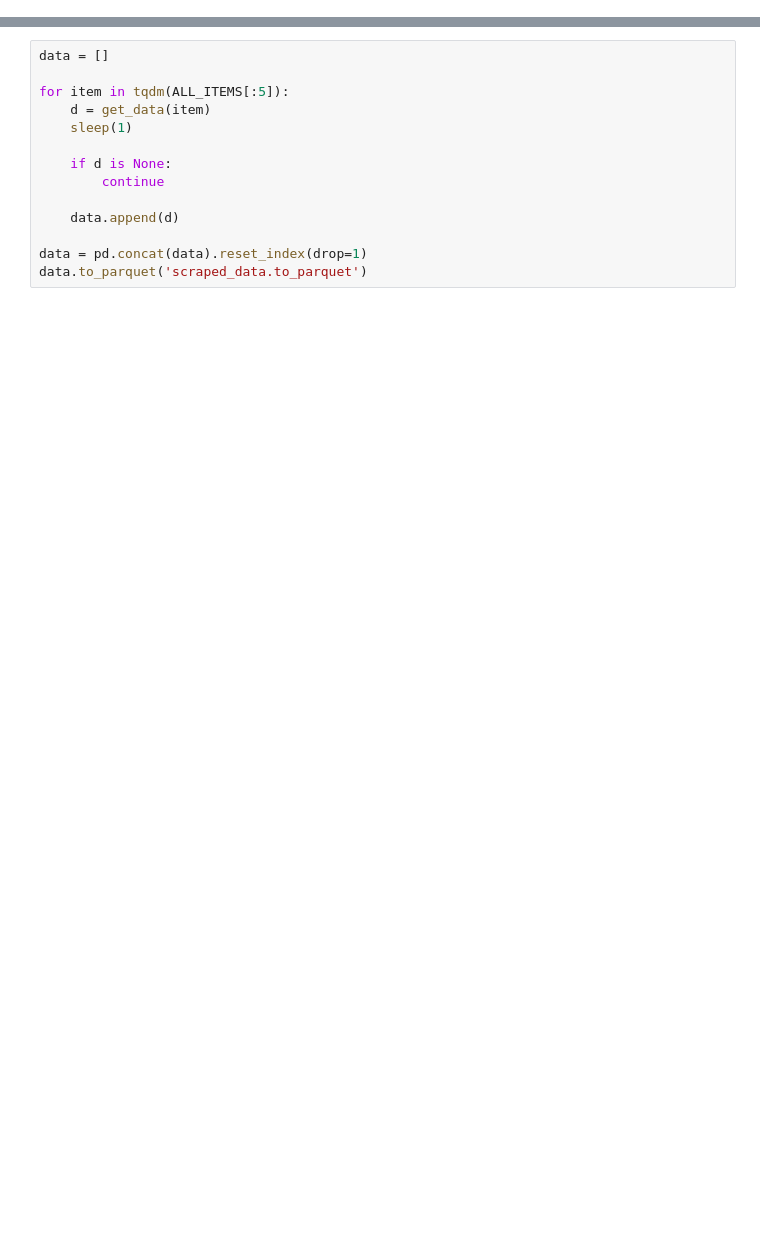
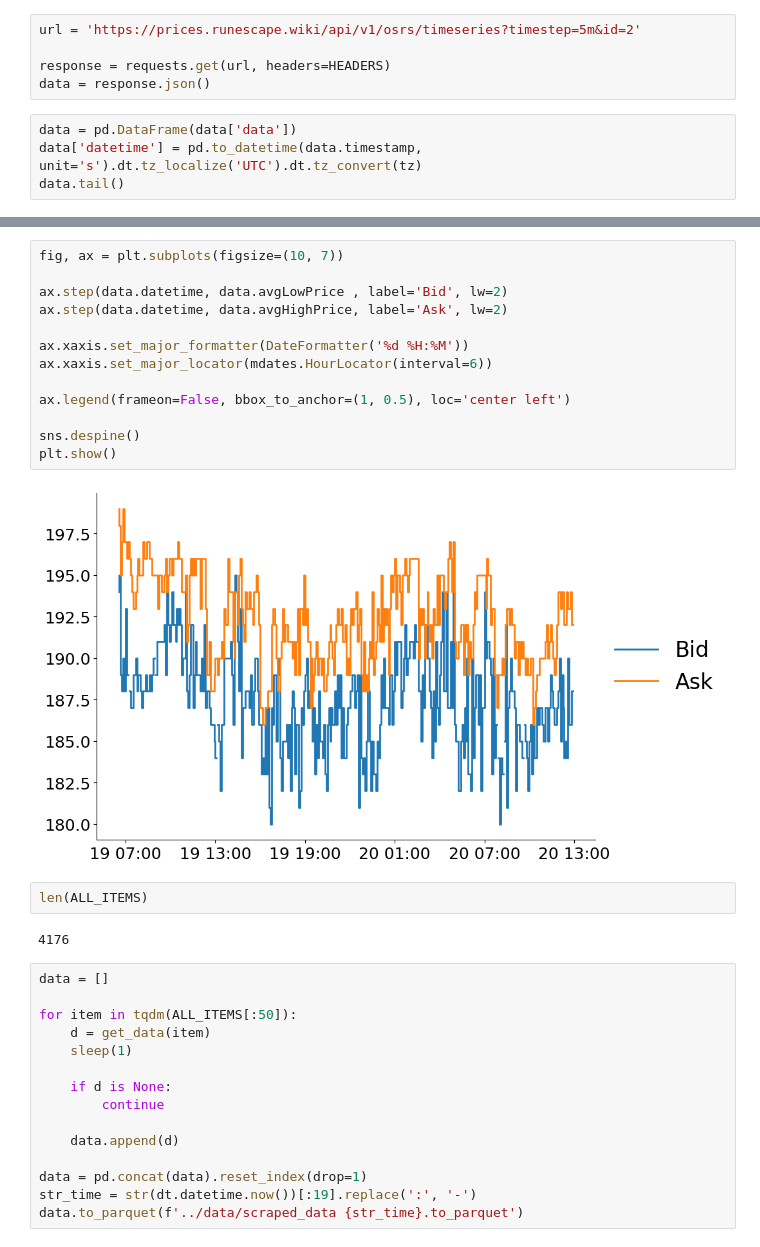
Before and after one commit to CameronChandler/grandexchange, a Jupyter notebook: notebooks/Scraping EDA.ipynb, the cells around one changed output, grey strips where cells are left out. Saved outputs shown, nothing was run; the diff lists cells and outputs as text; blank space fills up the shorter version.

```diff
--- a/notebooks/Scraping EDA.ipynb
+++ b/notebooks/Scraping EDA.ipynb
@@ -46,0 +63,9 @@ def get_data(item: int) -> Optional[pd.DataFrame]:
+# %%
+url = 'https://prices.runescape.wiki/api/v1/osrs/timeseries?timestep=5m&id=2'
+
+response = requests.get(url, headers=HEADERS)
+data = response.json()
+# %%
+data = pd.DataFrame(data['data'])
+data['datetime'] = pd.to_datetime(data.timestamp, unit='s').dt.tz_localize('UTC').dt.tz_convert(tz)
+data.tail()
@@ -47,7 +94,26 @@ def get_data(item: int) -> Optional[pd.DataFrame]:
+# %%
+fig, ax = plt.subplots(figsize=(10, 7))
+
+ax.step(data.datetime, data.avgLowPrice , label='Bid', lw=2)
+ax.step(data.datetime, data.avgHighPrice, label='Ask', lw=2)
+
+ax.xaxis.set_major_formatter(DateFormatter('%d %H:%M'))
+ax.xaxis.set_major_locator(mdates.HourLocator(interval=6))
+
+ax.legend(frameon=False, bbox_to_anchor=(1, 0.5), loc='center left')
+
+sns.despine()
+plt.show()
+# %% [output]
+[figure, added]
+# %%
+len(ALL_ITEMS)
+# %% [output]
+4176
 # %%
 data = []
 
-for item in tqdm(ALL_ITEMS[:5]):
+for item in tqdm(ALL_ITEMS[:50]):
     d = get_data(item)
     sleep(1)
 
@@ -57,4 +123,5 @@ for item in tqdm(ALL_ITEMS[:5]):
     data.append(d)
 
 data = pd.concat(data).reset_index(drop=1)
-data.to_parquet('scraped_data.to_parquet')
+str_time = str(dt.datetime.now())[:19].replace(':', '-')
+data.to_parquet(f'../data/scraped_data {str_time}.to_parquet')
```
Also changed, not shown: parts of 16 cells of this notebook, 11 other files.
